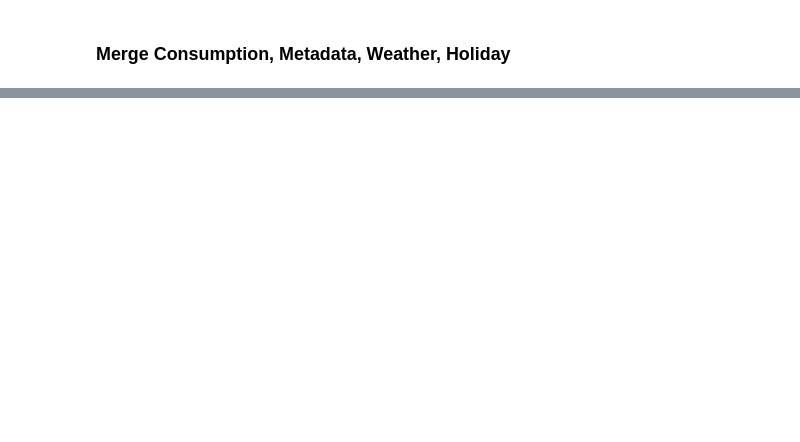
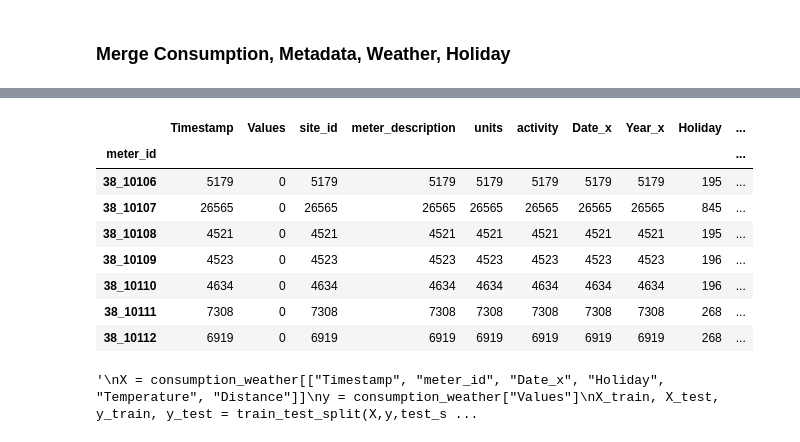
Before and after one commit to fagan2888/EnergyScience, a Jupyter notebook: src/EnergyBook.ipynb, the cells around one changed output, grey strips where cells are left out. Cells and saved outputs as stored; diff of their text form; code cells hidden in the pictures; blank space fills up the shorter version.

```diff
--- a/src/EnergyBook.ipynb
+++ b/src/EnergyBook.ipynb
@@ -141,0 +222,13 @@ consumption_weather.head(5)
+# %%
+consumption_values_null = consumption_weather[consumption_weather['Values'].isna()]
+consumption_values_null.groupby("meter_id").count()
+# %% [output]
+|  | Timestamp | Values | site_id | meter_description | units | activity | Date_x | Year_x | Holiday | ... |
+| meter_id |  |  |  |  |  |  |  |  |  | ... |
+| 38_10106 | 5179 | 0 | 5179 | 5179 | 5179 | 5179 | 5179 | 5179 | 195 | ... |
+| 38_10107 | 26565 | 0 | 26565 | 26565 | 26565 | 26565 | 26565 | 26565 | 845 | ... |
+| 38_10108 | 4521 | 0 | 4521 | 4521 | 4521 | 4521 | 4521 | 4521 | 195 | ... |
+| 38_10109 | 4523 | 0 | 4523 | 4523 | 4523 | 4523 | 4523 | 4523 | 196 | ... |
+| 38_10110 | 4634 | 0 | 4634 | 4634 | 4634 | 4634 | 4634 | 4634 | 196 | ... |
+| 38_10111 | 7308 | 0 | 7308 | 7308 | 7308 | 7308 | 7308 | 7308 | 268 | ... |
+| 38_10112 | 6919 | 0 | 6919 | 6919 | 6919 | 6919 | 6919 | 6919 | 268 | ... |
@@ -141,0 +242,9 @@ consumption_weather.head(5)
+# %%
+"""
+X = consumption_weather[["Timestamp", "meter_id", "Date_x", "Holiday", "Temperature", "Distance"]]
+y = consumption_weather["Values"]
+X_train, X_test, y_train, y_test = train_test_split(X,y,test_size = 0.25)
+log_reg = lr.fit(X_train, y_train)
+"""
+# %% [output]
+'\nX = consumption_weather[["Timestamp", "meter_id", "Date_x", "Holiday", "Temperature", "Distance"]]\ny = consumption_weather["Values"]\nX_train, X_test, y_train, y_test = train_test_split(X,y,test_s ...
```
Also changed, not shown: parts of 16 cells of this notebook.
